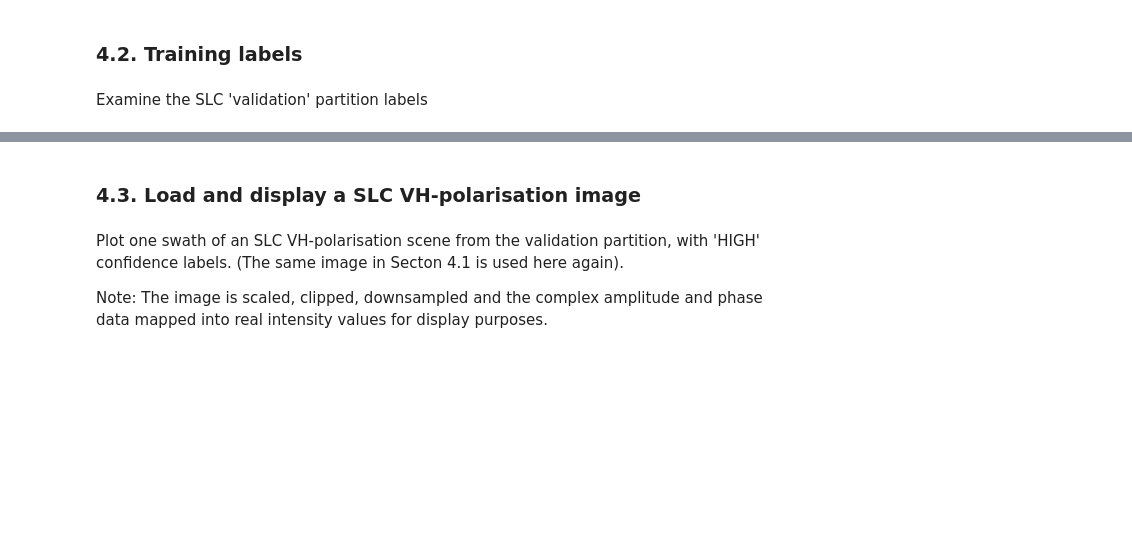
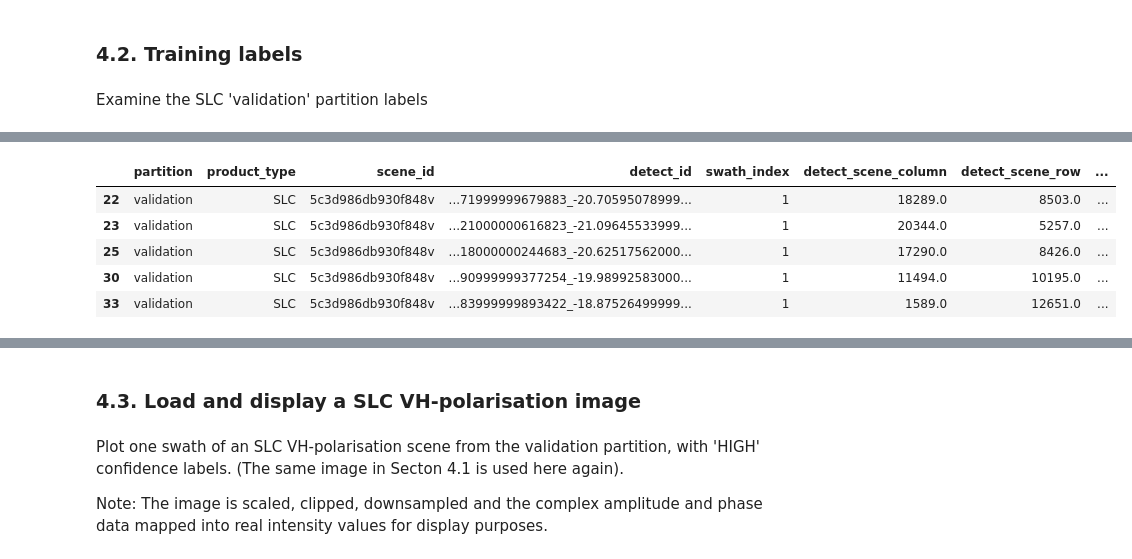
Before and after one commit to pmillitz/SARship-detect, a Jupyter notebook: working/SARFish_Project.ipynb, the cells around one changed output, grey strips where cells are left out. Cells and saved outputs as stored; diff of their text form; code cells hidden in the pictures; blank space fills up the shorter version.

```diff
--- a/working/SARFish_Project.ipynb
+++ b/working/SARFish_Project.ipynb
@@ -230,10 +260,18 @@ df_labels_val_filt
 # %%
 # Display abbreviated column verson of previous dataframe
 df_labels_val_filt_abv = (df_labels_val_filt[['partition','product_type','scene_id','detect_id','swath_index',
                                      'detect_scene_column','detect_scene_row','top','left','bottom','right',
                                      'vessel_length_m','is_vessel','is_fishing','confidence']]
                   .assign(detect_id=lambda x: '...' + x['detect_id'].str[-39:]))
-df_labels_val_filt_abv
+# Display a few values
+df_labels_val_filt_abv.head()
+# %% [output]
+|  | partition | product_type | scene_id | detect_id | swath_index | detect_scene_column | detect_scene_row | ... |
+| 22 | validation | SLC | 5c3d986db930f848v | ...71999999679883_-20.70595078999... | 1 | 18289.0 | 8503.0 | ... |
+| 23 | validation | SLC | 5c3d986db930f848v | ...21000000616823_-21.09645533999... | 1 | 20344.0 | 5257.0 | ... |
+| 25 | validation | SLC | 5c3d986db930f848v | ...18000000244683_-20.62517562000... | 1 | 17290.0 | 8426.0 | ... |
+| 30 | validation | SLC | 5c3d986db930f848v | ...90999999377254_-19.98992583000... | 1 | 11494.0 | 10195.0 | ... |
+| 33 | validation | SLC | 5c3d986db930f848v | ...83999999893422_-18.87526499999... | 1 | 1589.0 | 12651.0 | ... |
 # %%
 # Determine the number of 'HIGH' and 'MEDIUM' confidence labels (including duplicates) after filtering
 count_series = df_labels_val_filt['confidence'].value_counts()
```
Also changed, not shown: parts of 22 cells of this notebook.
